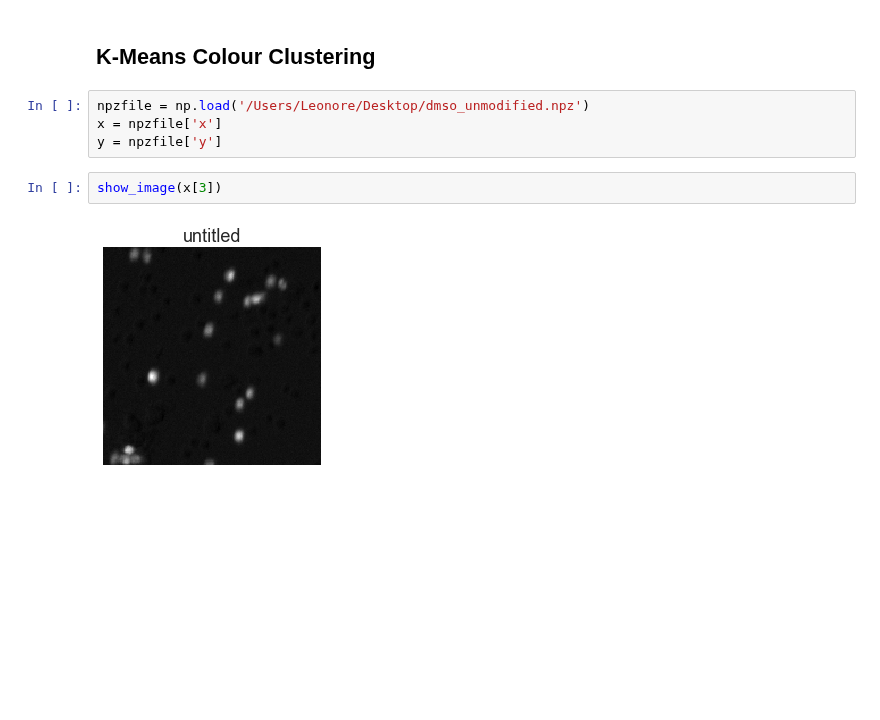
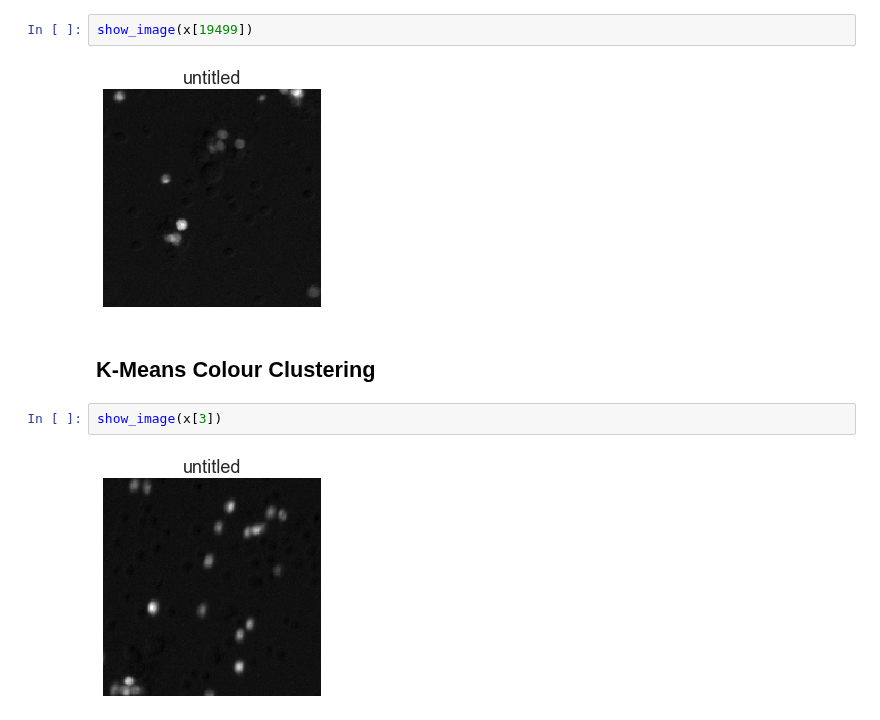
Before and after one commit to leonore/deep-learning-for-immune-cells, a Jupyter notebook: src/image_segmentation.ipynb, the cells around one changed output. Saved outputs shown, nothing was run; the diff lists cells and outputs as text; blank space fills up the shorter version.

```diff
--- a/src/image_segmentation.ipynb
+++ b/src/image_segmentation.ipynb
@@ -10,9 +98,9 @@ from plot_helpers import show_image
+# %%
+show_image(x[19499])
+# %% [output]
+[figure, added]
 # %% [markdown]
 ## K-Means Colour Clustering
-# %%
-npzfile = np.load('/Users/Leonore/Desktop/dmso_unmodified.npz')
-x = npzfile['x']
-y = npzfile['y']
 # %%
 show_image(x[3])
 # %% [output]
```
Also changed, not shown: parts of 18 cells of this notebook, 1 other file.
